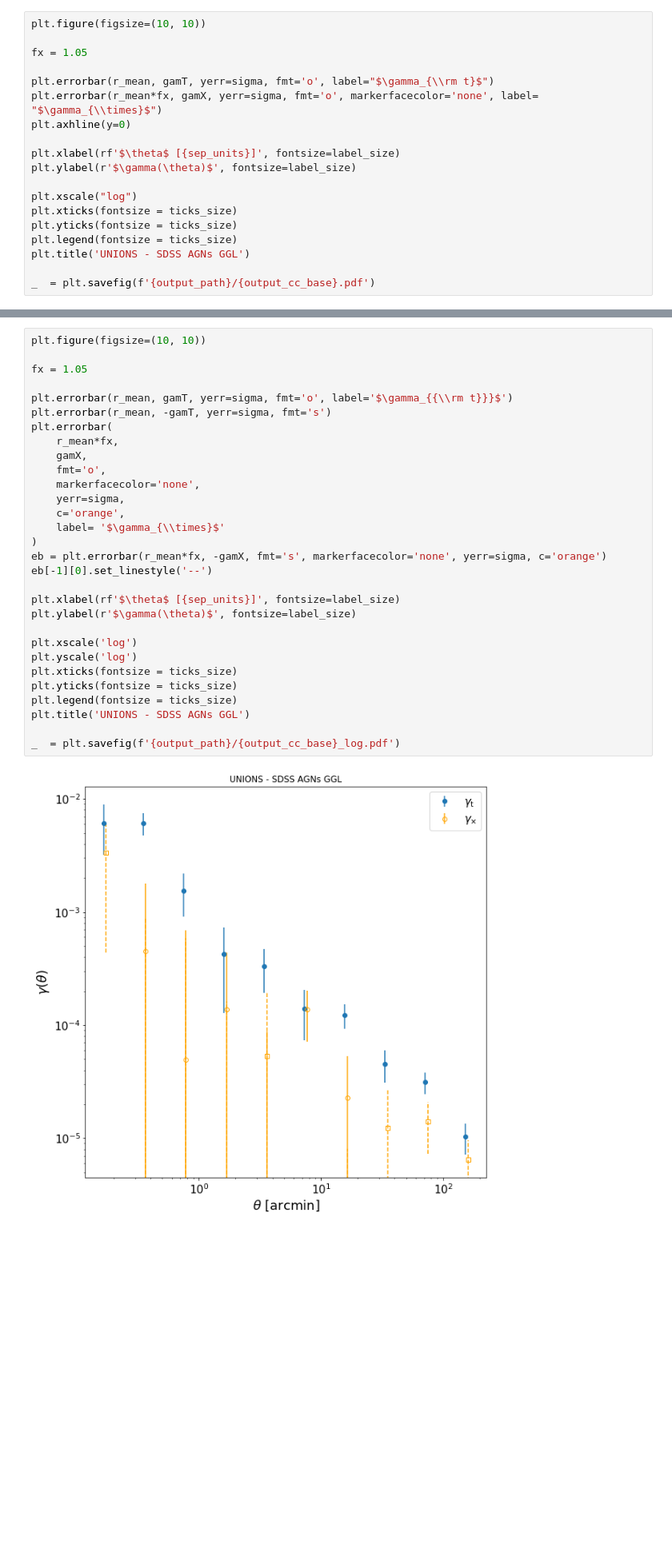
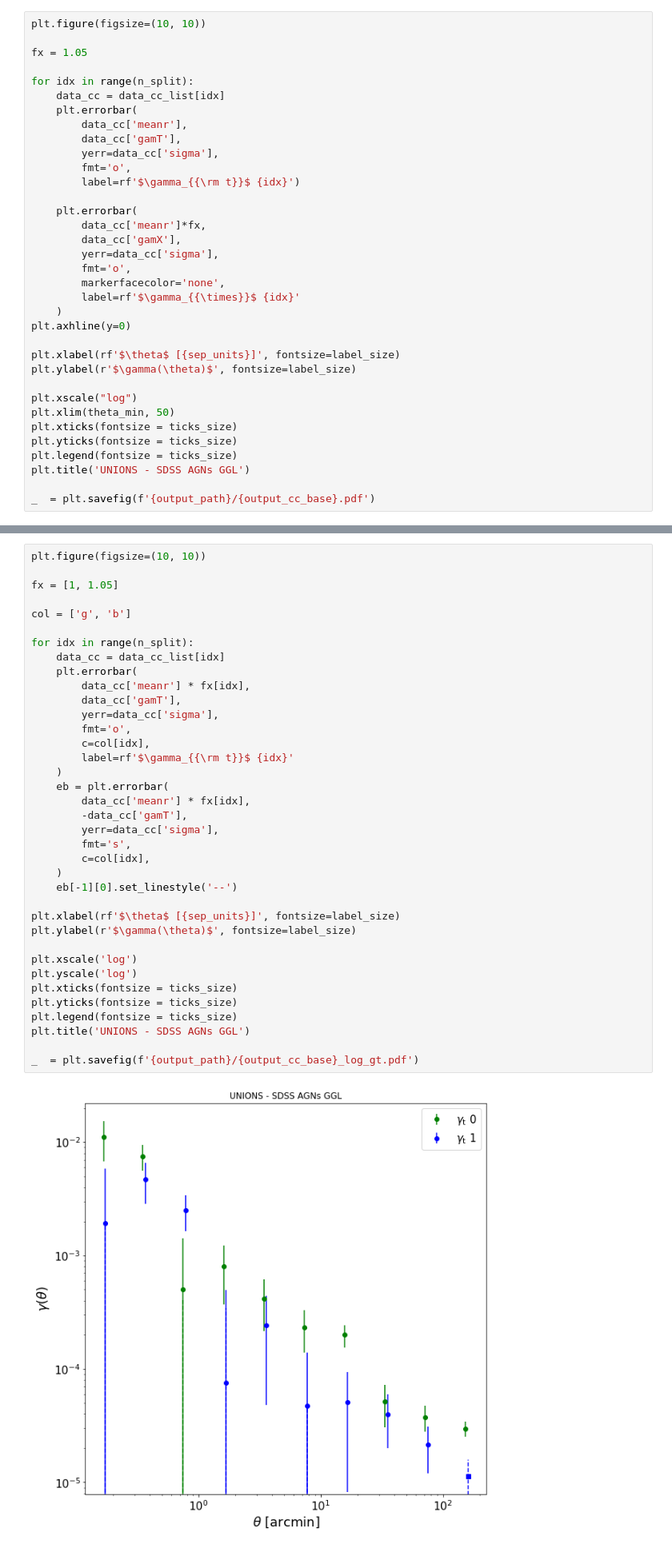
Before and after one commit to ziwenkk/unions-shear-ustc-cea, a Jupyter notebook: agn_ggl/notebooks/GGL_AGN_UNIONS.ipynb, the cells around one changed output, grey strips where cells are left out. Shown: that part at 80% size. Cells and saved outputs as stored; diff of their text form; blank space fills up the shorter version.

```diff
--- a/agn_ggl/notebooks/GGL_AGN_UNIONS.ipynb
+++ b/agn_ggl/notebooks/GGL_AGN_UNIONS.ipynb
@@ -117,14 +159,30 @@ plt.figure(figsize=(10, 10))
 
 fx = 1.05
 
-plt.errorbar(r_mean, gamT, yerr=sigma, fmt='o', label="$\gamma_{\\rm t}$")
-plt.errorbar(r_mean*fx, gamX, yerr=sigma, fmt='o', markerfacecolor='none', label= "$\gamma_{\\times}$")
+for idx in range(n_split):
+    data_cc = data_cc_list[idx]
+    plt.errorbar(
+        data_cc['meanr'],
+        data_cc['gamT'],
+        yerr=data_cc['sigma'],
+        fmt='o',
+        label=rf'$\gamma_{{\rm t}}$ {idx}')
+
+    plt.errorbar(
+        data_cc['meanr']*fx,
+        data_cc['gamX'],
+        yerr=data_cc['sigma'],
+        fmt='o',
+        markerfacecolor='none',
+        label=rf'$\gamma_{{\times}}$ {idx}'
+    )
 plt.axhline(y=0)
 
 plt.xlabel(rf'$\theta$ [{sep_units}]', fontsize=label_size)
 plt.ylabel(r'$\gamma(\theta)$', fontsize=label_size)
 
 plt.xscale("log")
+plt.xlim(theta_min, 50)
 plt.xticks(fontsize = ticks_size)
 plt.yticks(fontsize = ticks_size)
 plt.legend(fontsize = ticks_size)
@@ -136,32 +194,39 @@ _  = plt.savefig(f'{output_path}/{output_cc_base}.pdf')
 # %%
 plt.figure(figsize=(10, 10))
 
-fx = 1.05
+fx = [1, 1.05]
 
-plt.errorbar(r_mean, gamT, yerr=sigma, fmt='o', label='$\gamma_{{\\rm t}}}$')
-plt.errorbar(r_mean, -gamT, yerr=sigma, fmt='s')
-plt.errorbar(
-    r_mean*fx,
-    gamX,
-    fmt='o',
-    markerfacecolor='none',
-    yerr=sigma,
-    c='orange',
-    label= '$\gamma_{\\times}$'
-)
-eb = plt.errorbar(r_mean*fx, -gamX, fmt='s', markerfacecolor='none', yerr=sigma, c='orange')
-eb[-1][0].set_linestyle('--')
+col = ['g', 'b']
+
+for idx in range(n_split):
+    data_cc = data_cc_list[idx]
+    plt.errorbar(
+        data_cc['meanr'] * fx[idx],
+        data_cc['gamT'],
+        yerr=data_cc['sigma'],
+        fmt='o',
+        c=col[idx],
+        label=rf'$\gamma_{{\rm t}}$ {idx}'
+    )
+    eb = plt.errorbar(
+        data_cc['meanr'] * fx[idx],
+        -data_cc['gamT'],
+        yerr=data_cc['sigma'],
+        fmt='s',
+        c=col[idx],
+    )
+    eb[-1][0].set_linestyle('--')
 
 plt.xlabel(rf'$\theta$ [{sep_units}]', fontsize=label_size)
 plt.ylabel(r'$\gamma(\theta)$', fontsize=label_size)
 
 plt.xscale('log')
 plt.yscale('log')
 plt.xticks(fontsize = ticks_size)
 plt.yticks(fontsize = ticks_size)
 plt.legend(fontsize = ticks_size)
 plt.title('UNIONS - SDSS AGNs GGL')
 
-_  = plt.savefig(f'{output_path}/{output_cc_base}_log.pdf')
+_  = plt.savefig(f'{output_path}/{output_cc_base}_log_gt.pdf')
 # %% [output]
-[figure, old version]
+[figure, new version]
```
Also changed, not shown: parts of 19 cells of this notebook, 1 other file.
